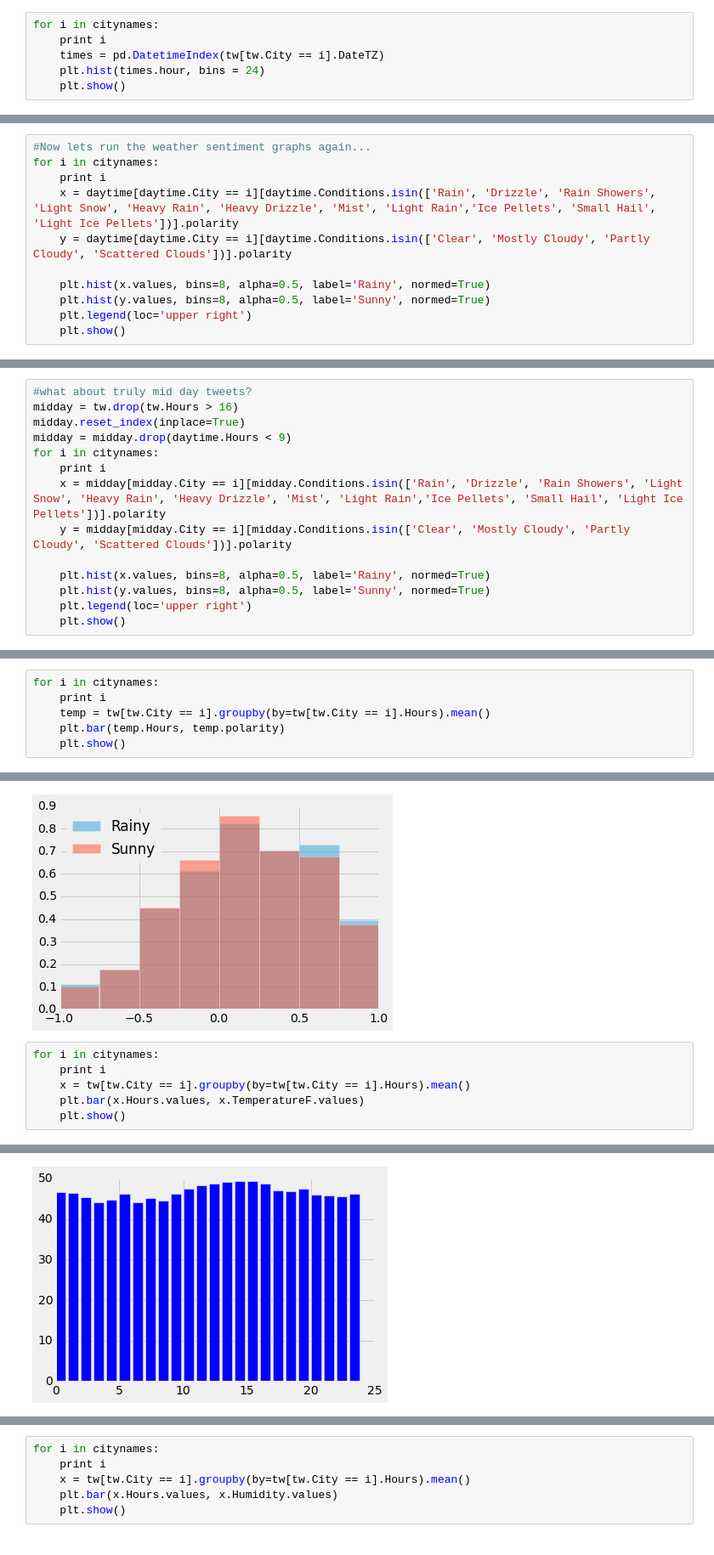
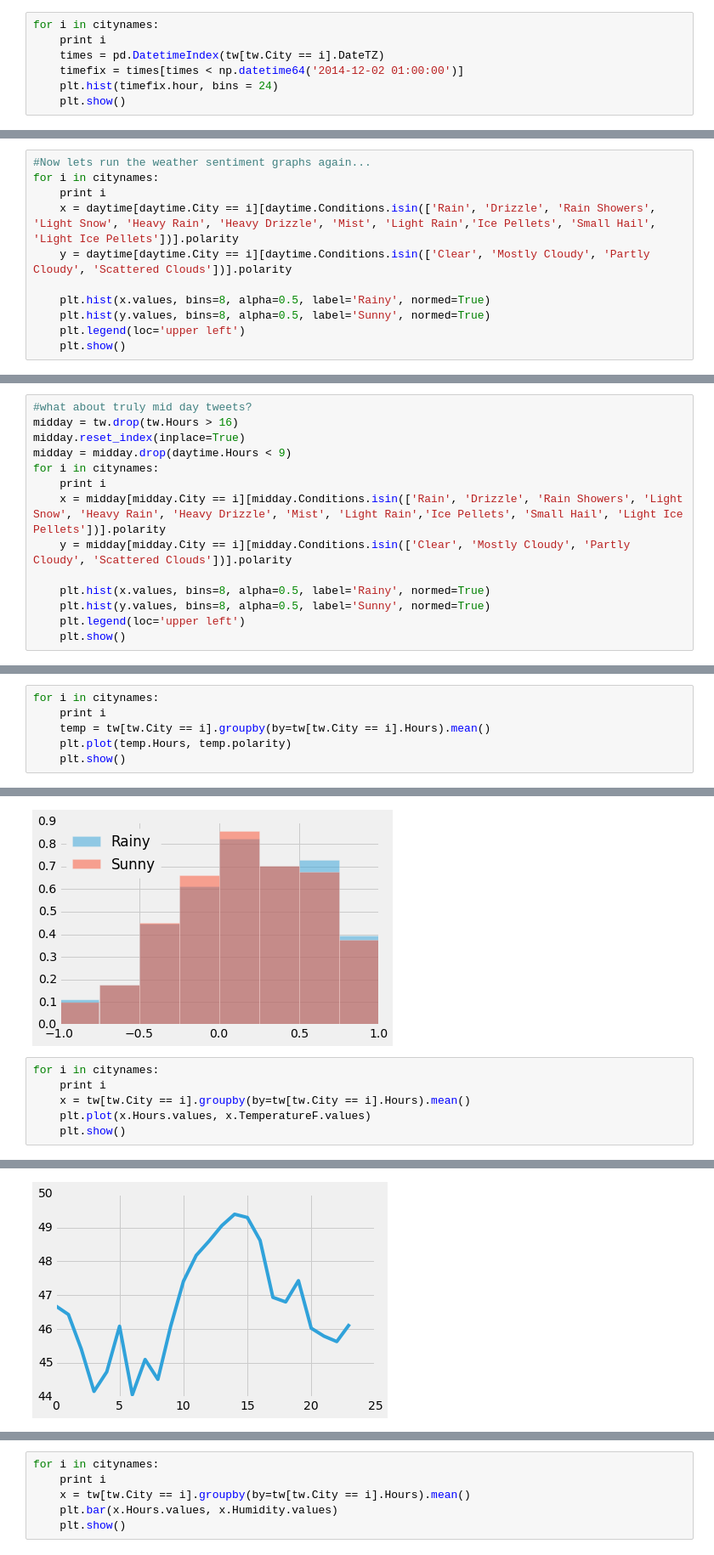
Before and after one commit to a-campbell/Twitter_Weather_Project, a Jupyter notebook: Andrew Analysis.ipynb, the cells around one changed output, grey strips where cells are left out. Shown at 85% size. Saved outputs shown, nothing was run; the diff lists cells and outputs as text.

```diff
--- a/Andrew Analysis.ipynb
+++ b/Andrew Analysis.ipynb
@@ -170,7 +185,8 @@ Next steps:
 for i in citynames:
     print i
     times = pd.DatetimeIndex(tw[tw.City == i].DateTZ)
-    plt.hist(times.hour, bins = 24)
+    timefix = times[times < np.datetime64('2014-12-02 01:00:00')]
+    plt.hist(timefix.hour, bins = 24)
     plt.show()
 # %% [output]
 mia
@@ -213,7 +230,7 @@ for i in citynames:
 
     plt.hist(x.values, bins=8, alpha=0.5, label='Rainy', normed=True)
     plt.hist(y.values, bins=8, alpha=0.5, label='Sunny', normed=True)
-    plt.legend(loc='upper right')
+    plt.legend(loc='upper left')
     plt.show()
 # %% [output]
 mia
@@ -242,7 +259,7 @@ for i in citynames:
 
     plt.hist(x.values, bins=8, alpha=0.5, label='Rainy', normed=True)
     plt.hist(y.values, bins=8, alpha=0.5, label='Sunny', normed=True)
-    plt.legend(loc='upper right')
+    plt.legend(loc='upper left')
     plt.show()
 # %% [output]
 mia
@@ -276,7 +293,7 @@ plt.bar(timesent.Hours, timesent.polarity)
 for i in citynames:
     print i
     temp = tw[tw.City == i].groupby(by=tw[tw.City == i].Hours).mean()
-    plt.bar(temp.Hours, temp.polarity)
+    plt.plot(temp.Hours, temp.polarity)
     plt.show()
 # %% [output]
 mia
@@ -331,7 +348,7 @@ chi
 for i in citynames:
     print i
     x = tw[tw.City == i].groupby(by=tw[tw.City == i].Hours).mean()
-    plt.bar(x.Hours.values, x.TemperatureF.values)
+    plt.plot(x.Hours.values, x.TemperatureF.values)
     plt.show()
 # %% [output]
 mia
@@ -339,3 +356,3 @@ mia
 sea
-[figure, old version]
+[figure, new version]
 ny
```
Also changed, not shown: parts of 20 cells of this notebook.
